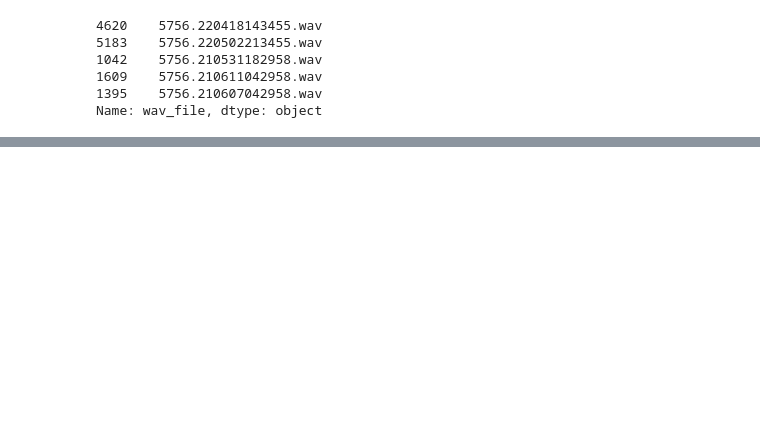
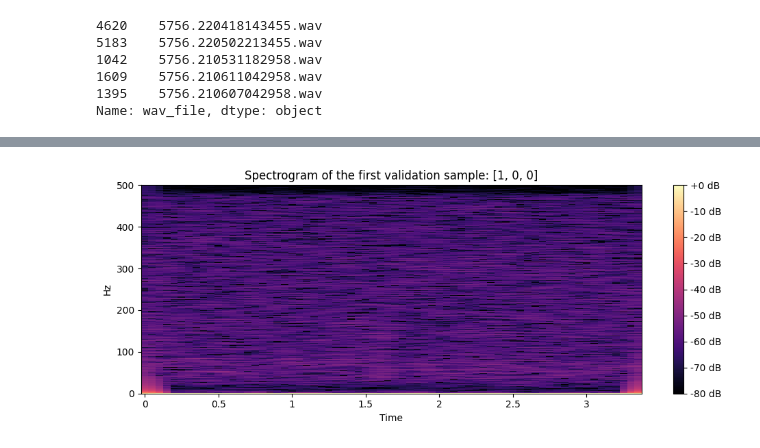
Before and after one commit to deep-voice/soundbay, a Jupyter notebook: notebooks/check_different_snr_calls.ipynb, the cells around one changed output, grey strips where cells are left out. Cells and saved outputs as stored; diff of their text form; code cells hidden in the pictures; blank space fills up the shorter version.

```diff
--- a/notebooks/check_different_snr_calls.ipynb
+++ b/notebooks/check_different_snr_calls.ipynb
@@ -540,0 +637,17 @@ Name: count, dtype: int64
+# %%
+idx = 110
+example_file = DATASET_PATH / (str(val_df.loc[idx, 'filename']) + '.wav')
+wav, sr = librosa.load(example_file, sr=None)
+wav = wav[int(val_df.loc[idx, 'begin_time'] * sr) : int(val_df.loc[idx, 'end_time'] * sr)]
+
+# plot the spectrogram
+S = np.abs(librosa.stft(wav, n_fft=2048, hop_length=256))
+S_db = librosa.amplitude_to_db(S, ref=np.max)
+plt.figure(figsize=(10, 4))
+librosa.display.specshow(S_db, sr=sr, hop_length=50, x_axis='time', y_axis='linear', cmap='magma')
+plt.colorbar(format='%+2.0f dB')
+plt.title('Spectrogram of the first validation sample: ' + str(val_df.loc[idx, 'label']))
+plt.tight_layout()
+plt.show()
+# %% [output]
+[figure, added]
```
Also changed, not shown: parts of 27 cells of this notebook, 5 other files.
